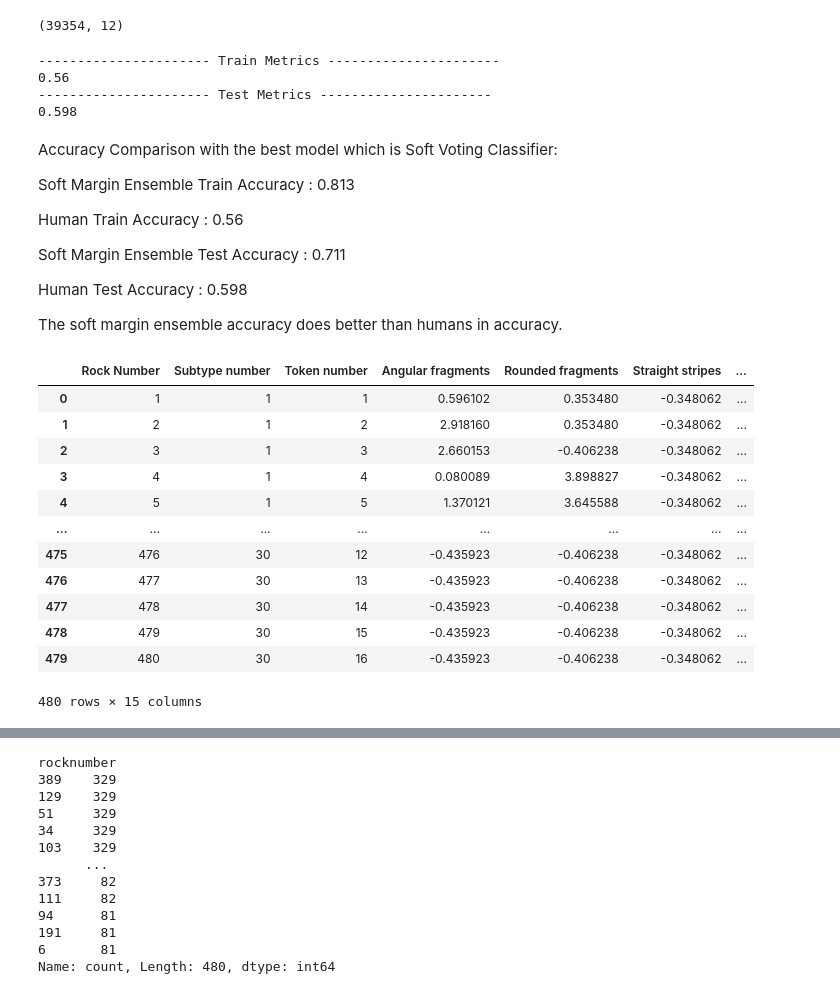
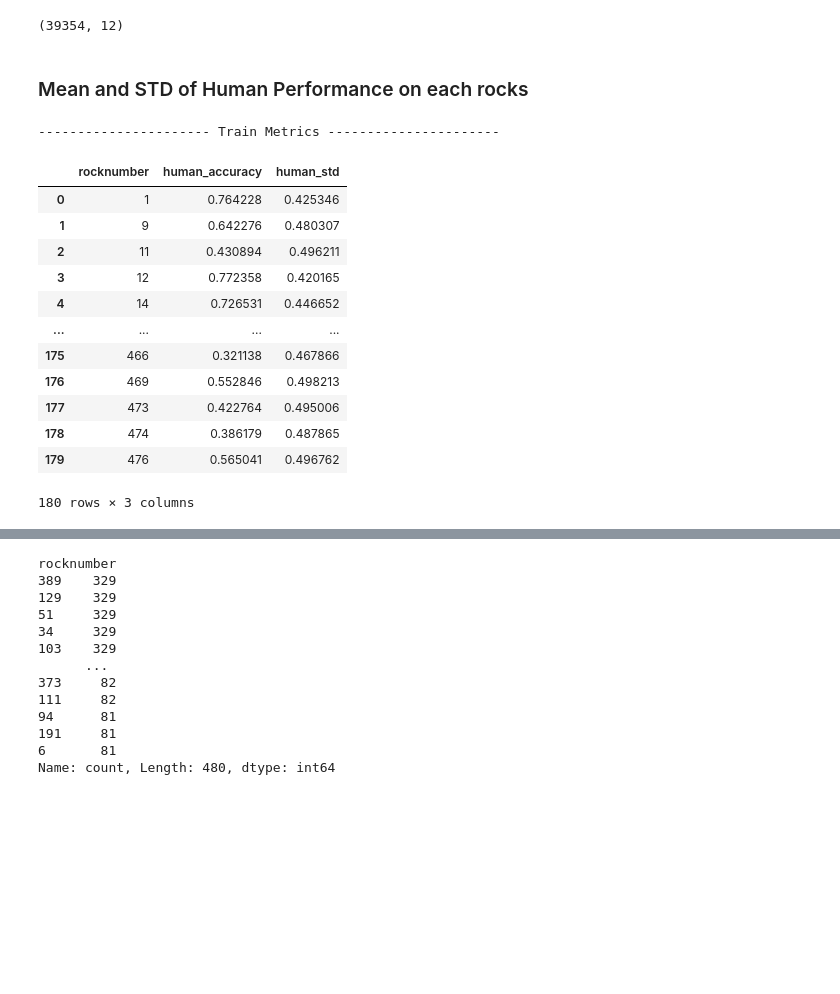
Before and after one commit to jackyeung99/Applied_Machine_Learning, a Jupyter notebook: Assignment02/Q1.ipynb, the cells around one changed output, grey strips where cells are left out. Drawn from its saved outputs; the diff is of its cells as text; code cells hidden in the pictures; blank space fills up the shorter version.

Commit message:
BUILD: refined for 4,5 and part of 6. Not sure how you are supposed to get the mean accuracy of the model for each rock

```diff
--- a/Assignment02/Q1.ipynb
+++ b/Assignment02/Q1.ipynb
@@ -1112,42 +812,26 @@ train_human_preds.shape
 test_human_preds.shape
 # %% [output]
 (39354, 12)
-# %%
-print("---------------------- Train Metrics ----------------------")
-print(round(train_human_preds["cat_correct"].mean(), 3))
-
-print("---------------------- Test Metrics ----------------------")
-print(round(test_human_preds["cat_correct"].mean(), 3))
-# %% [output]
----------------------- Train Metrics ----------------------
-0.56
----------------------- Test Metrics ----------------------
-0.598
-# %% [markdown]
-Accuracy Comparison with the best model which is Soft Voting Classifier:
-
-Soft Margin Ensemble Train Accuracy : 0.813
-
-Human Train Accuracy : 0.56
-
-Soft Margin Ensemble Test Accuracy : 0.711
-
-Human Test Accuracy : 0.598
-
-The soft margin ensemble accuracy does better than humans in accuracy.
-# %%
-data
-# %% [output]
-|  | Rock Number | Subtype number | Token number | Angular fragments | Rounded fragments | Straight stripes | ... |
-| 0 | 1 | 1 | 1 | 0.596102 | 0.353480 | -0.348062 | ... |
-| 1 | 2 | 1 | 2 | 2.918160 | 0.353480 | -0.348062 | ... |
-| 2 | 3 | 1 | 3 | 2.660153 | -0.406238 | -0.348062 | ... |
-| 3 | 4 | 1 | 4 | 0.080089 | 3.898827 | -0.348062 | ... |
-| 4 | 5 | 1 | 5 | 1.370121 | 3.645588 | -0.348062 | ... |
-| ... | ... | ... | ... | ... | ... | ... | ... |
-| 475 | 476 | 30 | 12 | -0.435923 | -0.406238 | -0.348062 | ... |
-| 476 | 477 | 30 | 13 | -0.435923 | -0.406238 | -0.348062 | ... |
-| 477 | 478 | 30 | 14 | -0.435923 | -0.406238 | -0.348062 | ... |
-| 478 | 479 | 30 | 15 | -0.435923 | -0.406238 | -0.348062 | ... |
-| 479 | 480 | 30 | 16 | -0.435923 | -0.406238 | -0.348062 | ... |
-480 rows × 15 columns
+# %% [markdown]
+### Mean and STD of Human Performance on each rocks
+# %%
+
+print("---------------------- Train Metrics ----------------------")
+rock_stats = train_human_preds.groupby("rocknumber")["cat_correct"].agg(["mean", "std"]).rename(columns={"mean": "human_accuracy", "std": "human_std"})
+train_stats = rock_stats.reset_index()
+train_stats
+# %% [output]
+---------------------- Train Metrics ----------------------
+|  | rocknumber | human_accuracy | human_std |
+| 0 | 1 | 0.764228 | 0.425346 |
+| 1 | 9 | 0.642276 | 0.480307 |
+| 2 | 11 | 0.430894 | 0.496211 |
+| 3 | 12 | 0.772358 | 0.420165 |
+| 4 | 14 | 0.726531 | 0.446652 |
+| ... | ... | ... | ... |
+| 175 | 466 | 0.321138 | 0.467866 |
+| 176 | 469 | 0.552846 | 0.498213 |
+| 177 | 473 | 0.422764 | 0.495006 |
+| 178 | 474 | 0.386179 | 0.487865 |
+| 179 | 476 | 0.565041 | 0.496762 |
+180 rows × 3 columns
```
Also changed, not shown: parts of 86 cells of this notebook.
